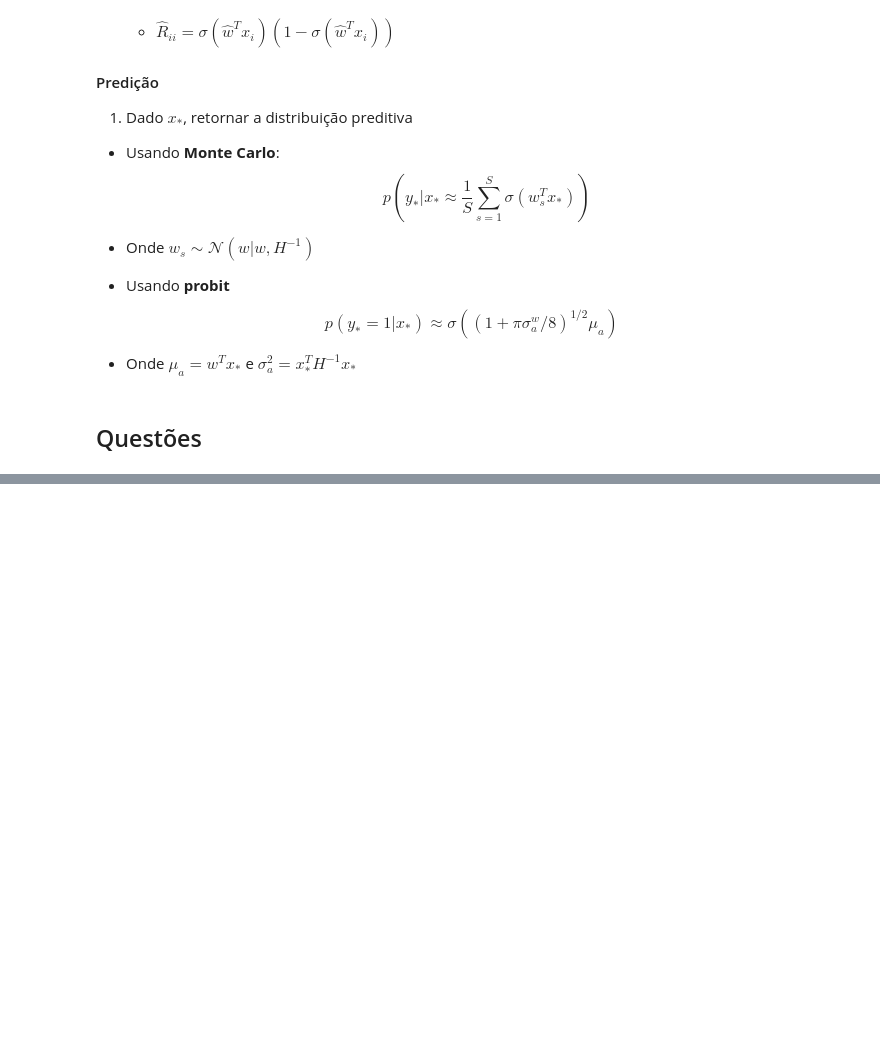
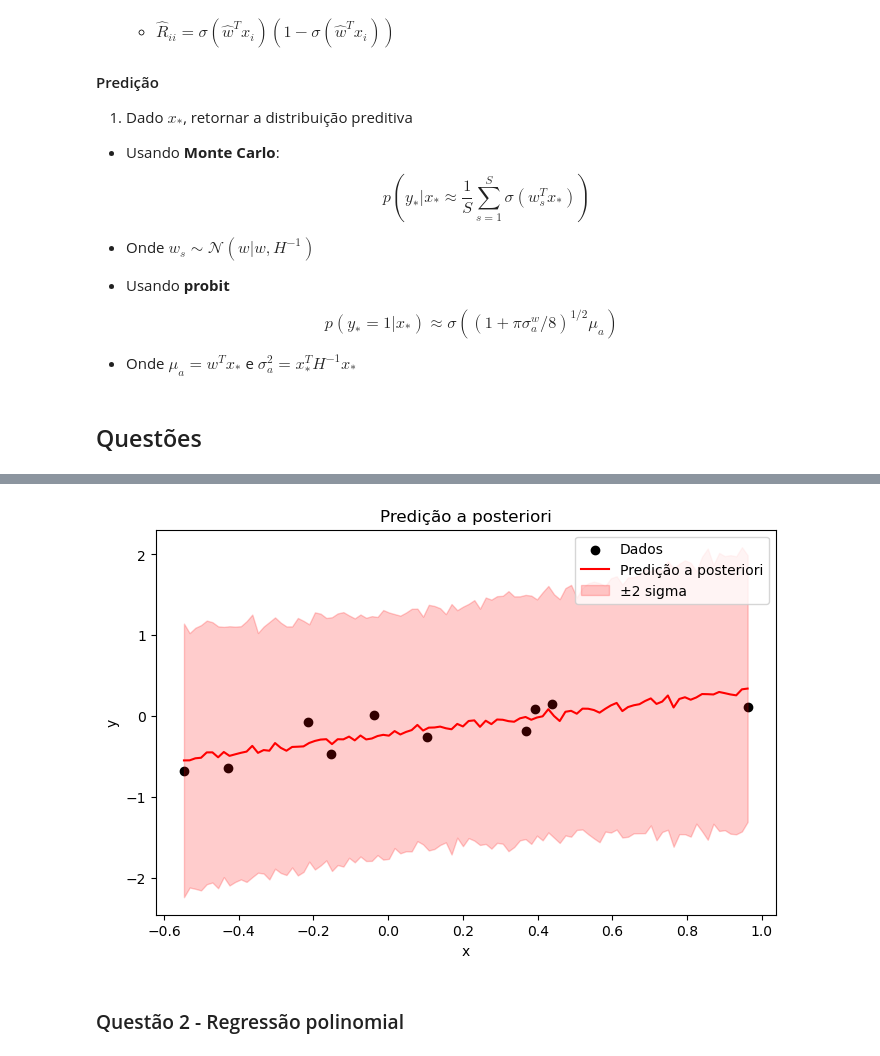
Before and after one commit to Lucasaraga0/ama_prob, a Jupyter notebook: amaprob_trab2/lista2.ipynb, the cells around one changed output, grey strips where cells are left out. Drawn from its saved outputs; the diff is of its cells as text; code cells hidden in the pictures; blank space fills up the shorter version.

```diff
--- a/amaprob_trab2/lista2.ipynb
+++ b/amaprob_trab2/lista2.ipynb
@@ -226,0 +251,27 @@ class BayesianRegLogis():
+# %%
+model.estimate(X_bias, y_linear_reg)
+
+pred_samples = [model.predict(X_test_bias) for _ in range(500)]
+pred_samples = np.array(pred_samples)
+
+post_mean = np.mean(pred_samples, axis=0).flatten()
+post_std = np.std(pred_samples, axis=0).flatten()
+
+plt.figure(figsize=(8,5))
+plt.scatter(X_linear_reg, y_linear_reg, color='black', label='Dados')
+plt.plot(X_test.flatten(), post_mean, 'r', label='Predição a posteriori')
+plt.fill_between(
+    X_test.flatten(),
+    post_mean - 2 * post_std,
+    post_mean + 2 * post_std,
+    color='red', alpha=0.2, label='±2 sigma'
+)
+plt.legend()
+plt.title("Predição a posteriori")
+plt.xlabel("x")
+plt.ylabel("y")
+plt.show()
+# %% [output]
+[figure, added]
+# %% [markdown]
+### Questão 2 - Regressão polinomial
```
Also changed, not shown: parts of 14 cells of this notebook, 2 other files.
